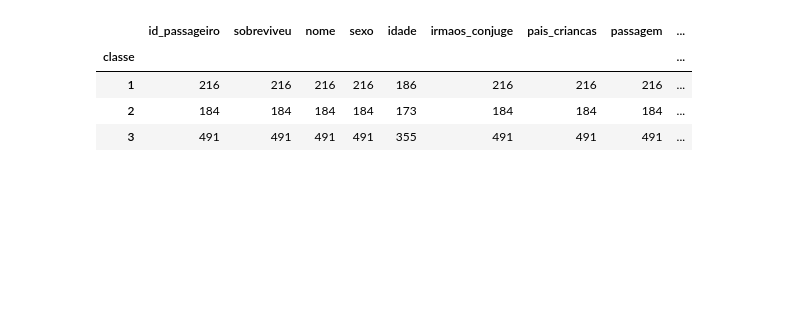
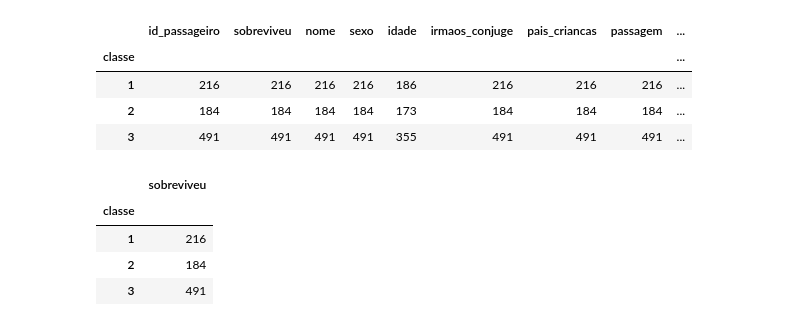
Before and after one commit to renankalil/intro_python_verao_ime_2023, a Jupyter notebook: exercicios/exercicio02.ipynb, the cells around one changed output. Cells and saved outputs as stored; diff of their text form; code cells hidden in the pictures; blank space fills up the shorter version.

```diff
--- a/exercicios/exercicio02.ipynb
+++ b/exercicios/exercicio02.ipynb
@@ -155,5 +163,12 @@ df.groupby(['classe']).count()
 | 3 | 491 | 491 | 491 | 491 | 355 | 491 | 491 | 491 | ... |
 # %%
 # questão 11
+df[['classe', 'sobreviveu']].groupby('classe').count()
+# %% [output]
+|  | sobreviveu |
+| classe |  |
+| 1 | 216 |
+| 2 | 184 |
+| 3 | 491 |
 # %%
 # questão 12
```
Also changed, not shown: parts of 1 cell of this notebook.
